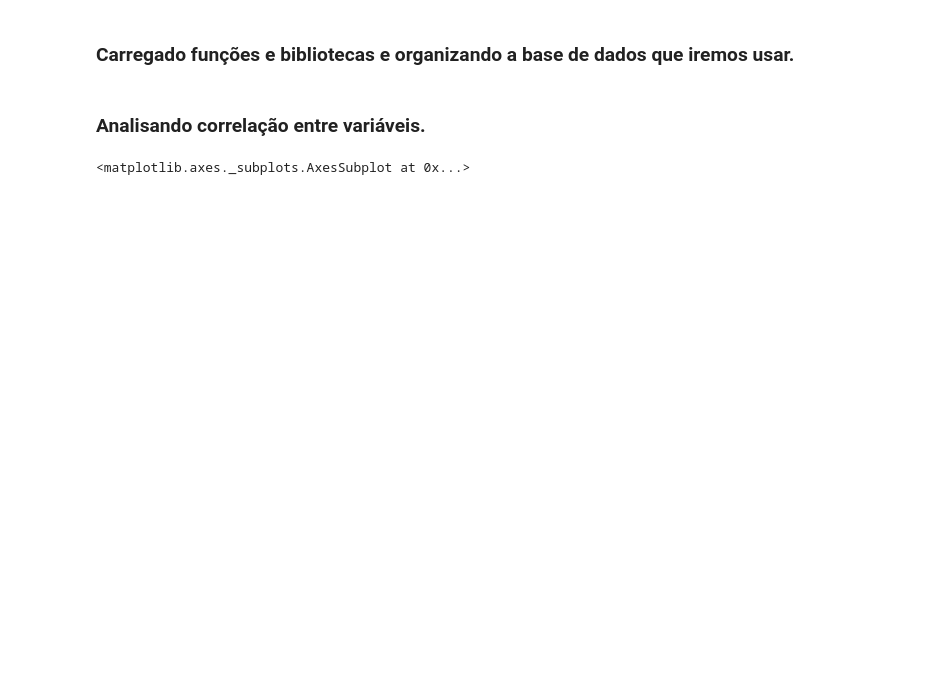
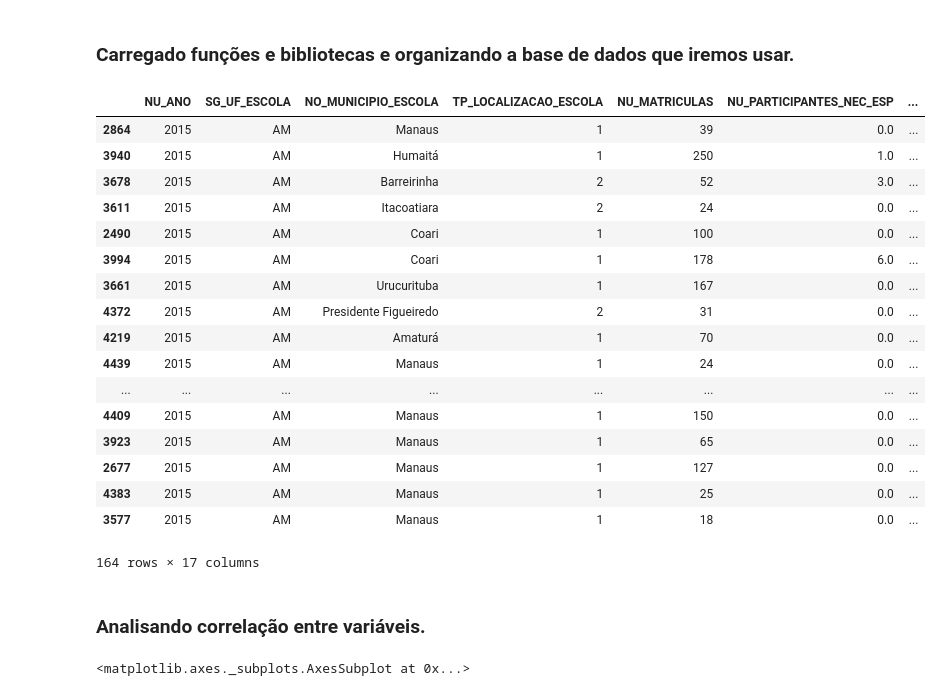
Before and after one commit to LuskaSaur/Trabalho3-de-CN---Regressao, a Jupyter notebook: Trabalho_CN_João_Lucas_Fernandes_de_Melo_&_Lucas_Rocha.ipynb, the cells around one changed output. Saved outputs shown, nothing was run; the diff lists cells and outputs as text; code cells hidden in the pictures; blank space fills up the shorter version.

```diff
--- a/Trabalho_CN_João_Lucas_Fernandes_de_Melo_&_Lucas_Rocha.ipynb
+++ b/Trabalho_CN_João_Lucas_Fernandes_de_Melo_&_Lucas_Rocha.ipynb
@@ -44,9 +42,33 @@ base = pd.read_csv("MICRODADOS_ENEM_ESCOLA.csv",delimiter=';',encoding="iso-8859
 # %%
-base = base[(base.SG_UF_ESCOLA=="AM")].sort_values(['NU_ANO'],ascending = True)
-base = base[(base.PC_FORMACAO_DOCENTE.notnull()) &(base.NU_TAXA_PERMANENCIA.notnull()) & (base.NU_TAXA_PARTICIPACAO.notnull())]
-base = base[(base.NU_MEDIA_RED).notnull()]
-base = base.drop(['NU_MEDIA_OBJ', 'NU_MEDIA_TOT','CO_ESCOLA_EDUCACENSO','CO_MUNICIPIO_ESCOLA','INSE','CO_UF_ESCOLA', 'NO_ESCOLA_EDUCACENSO'],axis = 1)
-base =  base.reset_index()
+base = pd.read_csv("MICRODADOS_ENEM_ESCOLA.csv",delimiter=';',encoding="iso-8859-1")
+
+base = base[(base.SG_UF_ESCOLA == "AM") & (base.INSE.notnull()) &
+            (base.NU_MATRICULAS.notnull())].sort_values(['NU_MEDIA_RED'], ascending = True)
+
+base = base.drop(["NU_MEDIA_OBJ","NU_MEDIA_TOT","NO_ESCOLA_EDUCACENSO",
+          "CO_ESCOLA_EDUCACENSO","CO_MUNICIPIO_ESCOLA",
+          "CO_UF_ESCOLA","TP_DEPENDENCIA_ADM_ESCOLA","NU_MEDIA_CH",
+           "NU_MEDIA_MT","INSE"],axis = 1)
+base
+# %% [output]
+|  | NU_ANO | SG_UF_ESCOLA | NO_MUNICIPIO_ESCOLA | TP_LOCALIZACAO_ESCOLA | NU_MATRICULAS | NU_PARTICIPANTES_NEC_ESP | ... |
+| 2864 | 2015 | AM | Manaus | 1 | 39 | 0.0 | ... |
+| 3940 | 2015 | AM | Humaitá | 1 | 250 | 1.0 | ... |
+| 3678 | 2015 | AM | Barreirinha | 2 | 52 | 3.0 | ... |
+| 3611 | 2015 | AM | Itacoatiara | 2 | 24 | 0.0 | ... |
+| 2490 | 2015 | AM | Coari | 1 | 100 | 0.0 | ... |
+| 3994 | 2015 | AM | Coari | 1 | 178 | 6.0 | ... |
+| 3661 | 2015 | AM | Urucurituba | 1 | 167 | 0.0 | ... |
+| 4372 | 2015 | AM | Presidente Figueiredo | 2 | 31 | 0.0 | ... |
+| 4219 | 2015 | AM | Amaturá | 1 | 70 | 0.0 | ... |
+| 4439 | 2015 | AM | Manaus | 1 | 24 | 0.0 | ... |
+| ... | ... | ... | ... | ... | ... | ... | ... |
+| 4409 | 2015 | AM | Manaus | 1 | 150 | 0.0 | ... |
+| 3923 | 2015 | AM | Manaus | 1 | 65 | 0.0 | ... |
+| 2677 | 2015 | AM | Manaus | 1 | 127 | 0.0 | ... |
+| 4383 | 2015 | AM | Manaus | 1 | 25 | 0.0 | ... |
+| 3577 | 2015 | AM | Manaus | 1 | 18 | 0.0 | ... |
+164 rows × 17 columns
 # %% [markdown]
 ### Analisando correlação entre variáveis. ###
 # %%
```
Also changed, not shown: parts of 4 cells of this notebook.
